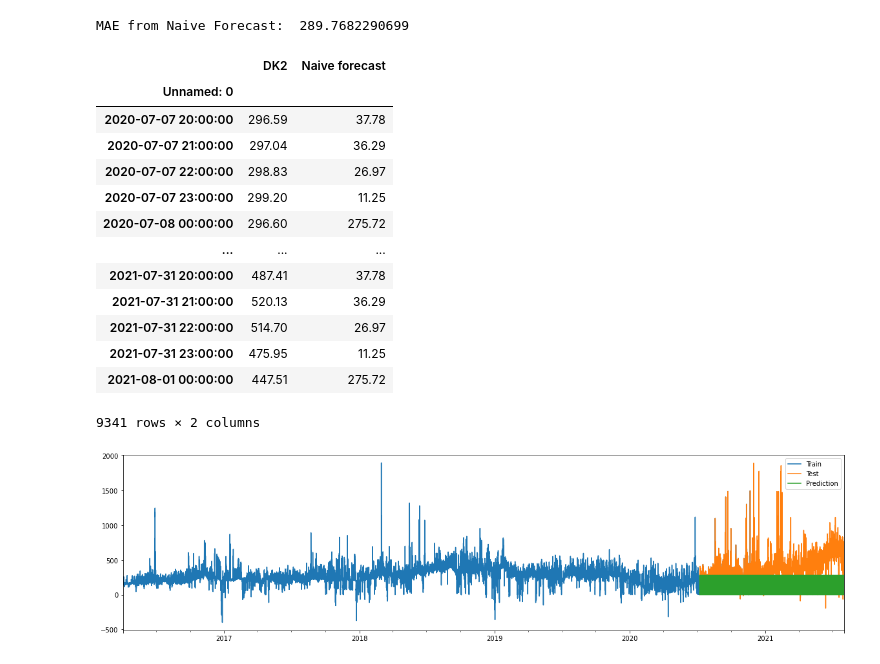
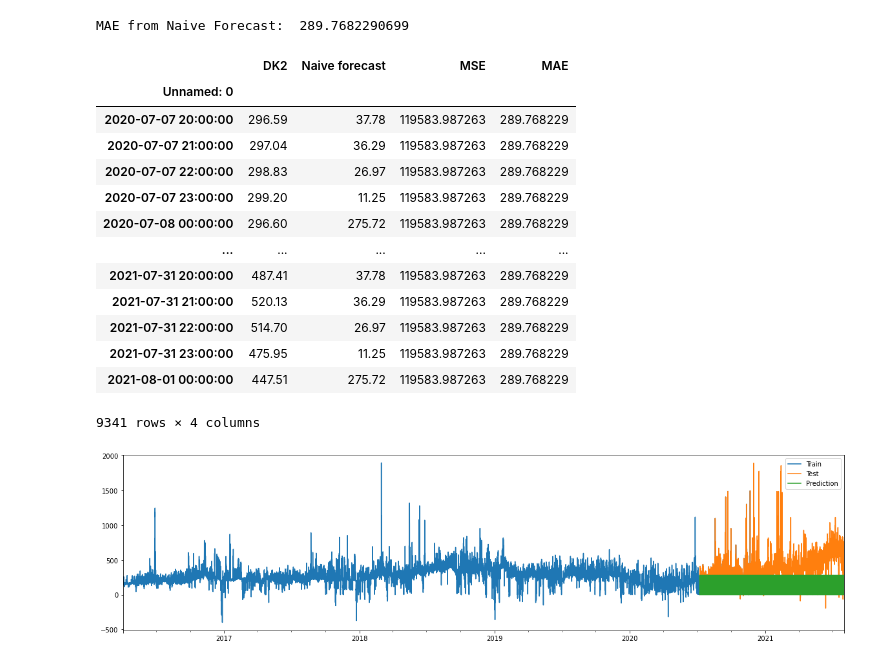
Before and after one commit to sjhpol/ISDS_arbejde, a Jupyter notebook: Exam/Naive forecast.ipynb, the cells around one changed output. Cells and saved outputs as stored; diff of their text form; code cells hidden in the pictures.

```diff
--- a/Exam/Naive forecast.ipynb
+++ b/Exam/Naive forecast.ipynb
@@ -51,26 +52,34 @@ MAE from Naive Forecast:  289.7682290699
 # %%
 g['Naive forecast'] = g['Unnamed 0']
 g.drop('Unnamed 0', axis=1,inplace=True)
 # g = g.drop('Unnamed 0',axis=1)
 # g["Unnamed: 0"] = pd.to_datetime(data_naive_start["Unnamed: 0"])
 # g.set_index('Unnamed: 0')
 g.reindex_like(data_naive_start[-6000:])
+
+
+
+# Calculate error measures:
+g['MSE'] = MSE(g['DK2'],g['Naive forecast'])
+g['MAE'] = MAE(g['DK2'],g['Naive forecast'])
+
+
 g
 # %% [output]
-|  | DK2 | Naive forecast |
-| Unnamed: 0 |  |  |
-| 2020-07-07 20:00:00 | 296.59 | 37.78 |
-| 2020-07-07 21:00:00 | 297.04 | 36.29 |
-| 2020-07-07 22:00:00 | 298.83 | 26.97 |
-| 2020-07-07 23:00:00 | 299.20 | 11.25 |
-| 2020-07-08 00:00:00 | 296.60 | 275.72 |
-| ... | ... | ... |
-| 2021-07-31 20:00:00 | 487.41 | 37.78 |
-| 2021-07-31 21:00:00 | 520.13 | 36.29 |
-| 2021-07-31 22:00:00 | 514.70 | 26.97 |
-| 2021-07-31 23:00:00 | 475.95 | 11.25 |
-| 2021-08-01 00:00:00 | 447.51 | 275.72 |
+|  | DK2 | Naive forecast | MSE | MAE |
+| Unnamed: 0 |  |  |  |  |
+| 2020-07-07 20:00:00 | 296.59 | 37.78 | 119583.987263 | 289.768229 |
+| 2020-07-07 21:00:00 | 297.04 | 36.29 | 119583.987263 | 289.768229 |
+| 2020-07-07 22:00:00 | 298.83 | 26.97 | 119583.987263 | 289.768229 |
+| 2020-07-07 23:00:00 | 299.20 | 11.25 | 119583.987263 | 289.768229 |
+| 2020-07-08 00:00:00 | 296.60 | 275.72 | 119583.987263 | 289.768229 |
+| ... | ... | ... | ... | ... |
+| 2021-07-31 20:00:00 | 487.41 | 37.78 | 119583.987263 | 289.768229 |
+| 2021-07-31 21:00:00 | 520.13 | 36.29 | 119583.987263 | 289.768229 |
+| 2021-07-31 22:00:00 | 514.70 | 26.97 | 119583.987263 | 289.768229 |
+| 2021-07-31 23:00:00 | 475.95 | 11.25 | 119583.987263 | 289.768229 |
+| 2021-08-01 00:00:00 | 447.51 | 275.72 | 119583.987263 | 289.768229 |
-9341 rows × 2 columns
+9341 rows × 4 columns
 # %%
 # Plot the actual values (train and test) and predicted valuesw
 fig, ax = plt.subplots(figsize = (20,5))
```
Also changed, not shown: parts of 1 cell of this notebook.
